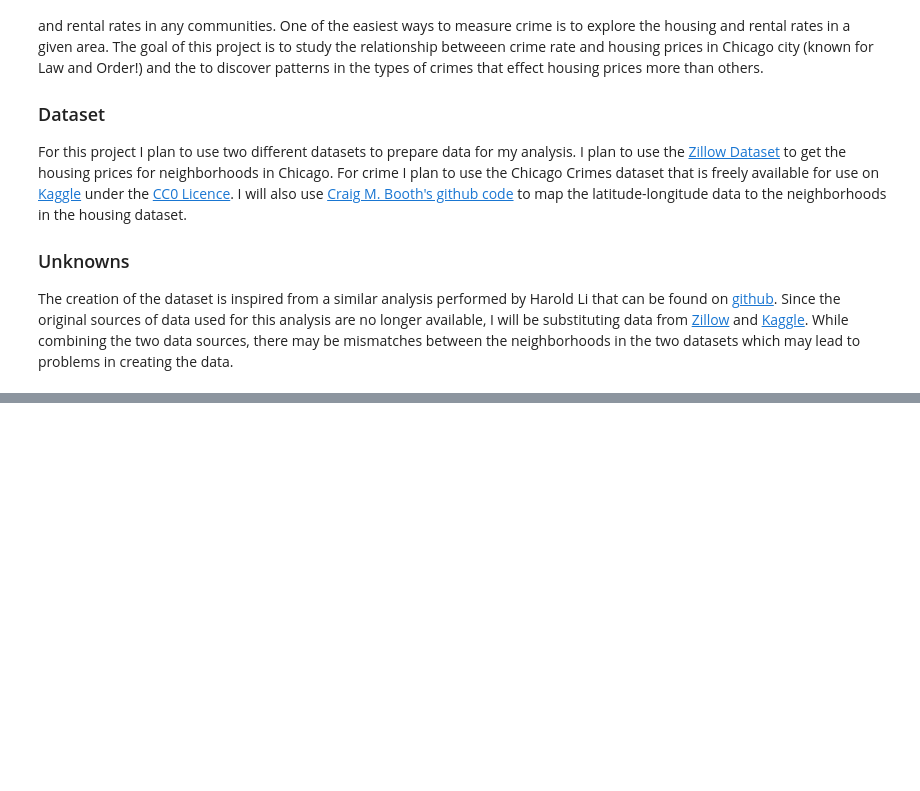
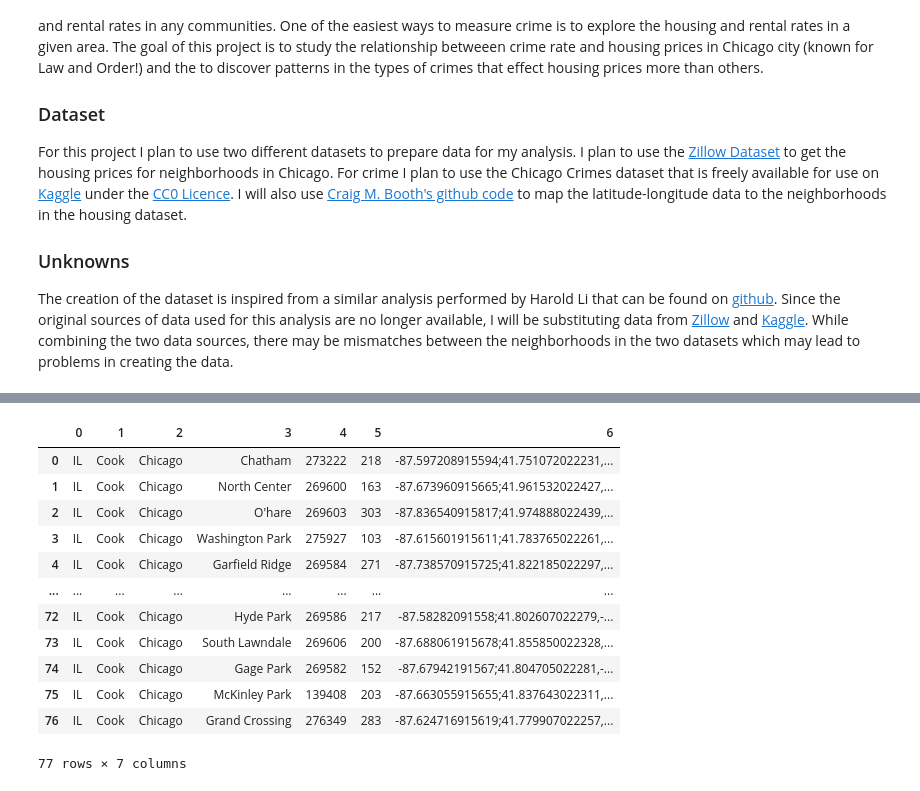
Before and after one commit to chavi-g/crime-rate-and-housing-price-analysis, a Jupyter notebook: final-project-report.ipynb, the cells around one changed output, grey strips where cells are left out. Cells and saved outputs as stored; diff of their text form; code cells hidden in the pictures; blank space fills up the shorter version.

```diff
--- a/final-project-report.ipynb
+++ b/final-project-report.ipynb
@@ -11,0 +107,16 @@ The creation of the dataset is inspired from a similar analysis performed by Har
+# %%
+chicago_neighborhoods
+# %% [output]
+|  | 0 | 1 | 2 | 3 | 4 | 5 | 6 |
+| 0 | IL | Cook | Chicago | Chatham | 273222 | 218 | -87.597208915594;41.751072022231,... |
+| 1 | IL | Cook | Chicago | North Center | 269600 | 163 | -87.673960915665;41.961532022427,... |
+| 2 | IL | Cook | Chicago | O'hare | 269603 | 303 | -87.836540915817;41.974888022439,... |
+| 3 | IL | Cook | Chicago | Washington Park | 275927 | 103 | -87.615601915611;41.783765022261,... |
+| 4 | IL | Cook | Chicago | Garfield Ridge | 269584 | 271 | -87.738570915725;41.822185022297,... |
+| ... | ... | ... | ... | ... | ... | ... | ... |
+| 72 | IL | Cook | Chicago | Hyde Park | 269586 | 217 | -87.58282091558;41.802607022279,-... |
+| 73 | IL | Cook | Chicago | South Lawndale | 269606 | 200 | -87.688061915678;41.855850022328,... |
+| 74 | IL | Cook | Chicago | Gage Park | 269582 | 152 | -87.67942191567;41.804705022281,-... |
+| 75 | IL | Cook | Chicago | McKinley Park | 139408 | 203 | -87.663055915655;41.837643022311,... |
+| 76 | IL | Cook | Chicago | Grand Crossing | 276349 | 283 | -87.624716915619;41.779907022257,... |
+77 rows × 7 columns
```
Also changed, not shown: parts of 28 cells of this notebook, 4 other files.
